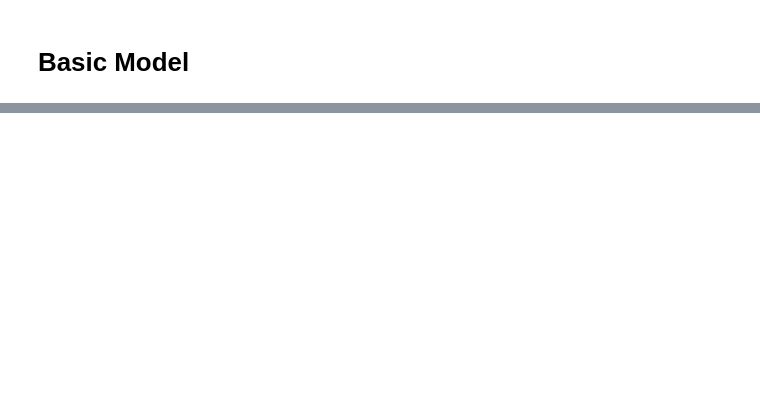
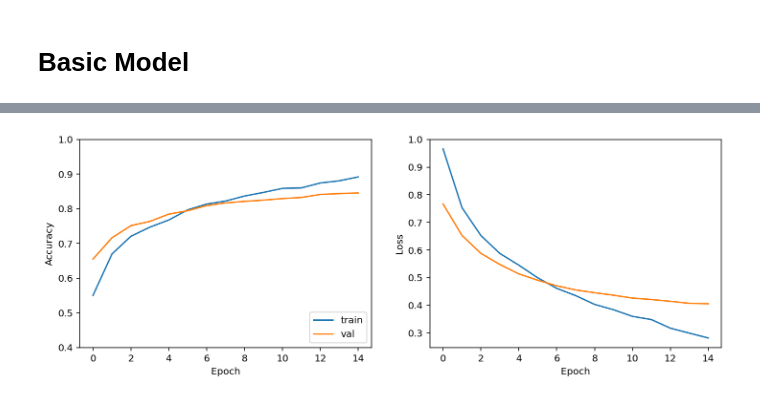
Before and after one commit to stockeh/canine-embedded-ml, a Jupyter notebook: notebooks/stock-machine-learning.ipynb, the cells around one changed output, grey strips where cells are left out. Saved outputs shown, nothing was run; the diff lists cells and outputs as text; code cells hidden in the pictures; blank space fills up the shorter version.

```diff
--- a/notebooks/stock-machine-learning.ipynb
+++ b/notebooks/stock-machine-learning.ipynb
@@ -267,0 +176,13 @@ model.evaluate(Xtest, Ttest)
+# %%
+# DON'T NORMALIZE for MobileNet / ResNet (use custom preprocessing layer)
+# Requires shape of images to be (None, 224, 224, 3)
+#
+images, labels, class_labels = datahandler.load_data(NPY_IMAGE_PATH, NPY_LABEL_PATH,
+                                                     normalize=False, remove_undefined=False)
+
+Xtrain,Ttrain,Xvalidate,Tvalidate,Xtest,Ttest = datahandler.partition_data(images, labels,
+                                                                           partition=(0.75,0.15,0.1),
+                                                                           shuffle=True)
+
+print(class_labels)
+print(Xtrain.shape, Ttrain.shape, Xvalidate.shape, Tvalidate.shape, Xtest.shape, Ttest.shape)
@@ -267,0 +258,4 @@ model.evaluate(Xtest, Ttest)
+# %%
+results.plot_history(history)
+# %% [output]
+[figure, added]
```
Also changed, not shown: parts of 24 cells of this notebook, 2 other files.
